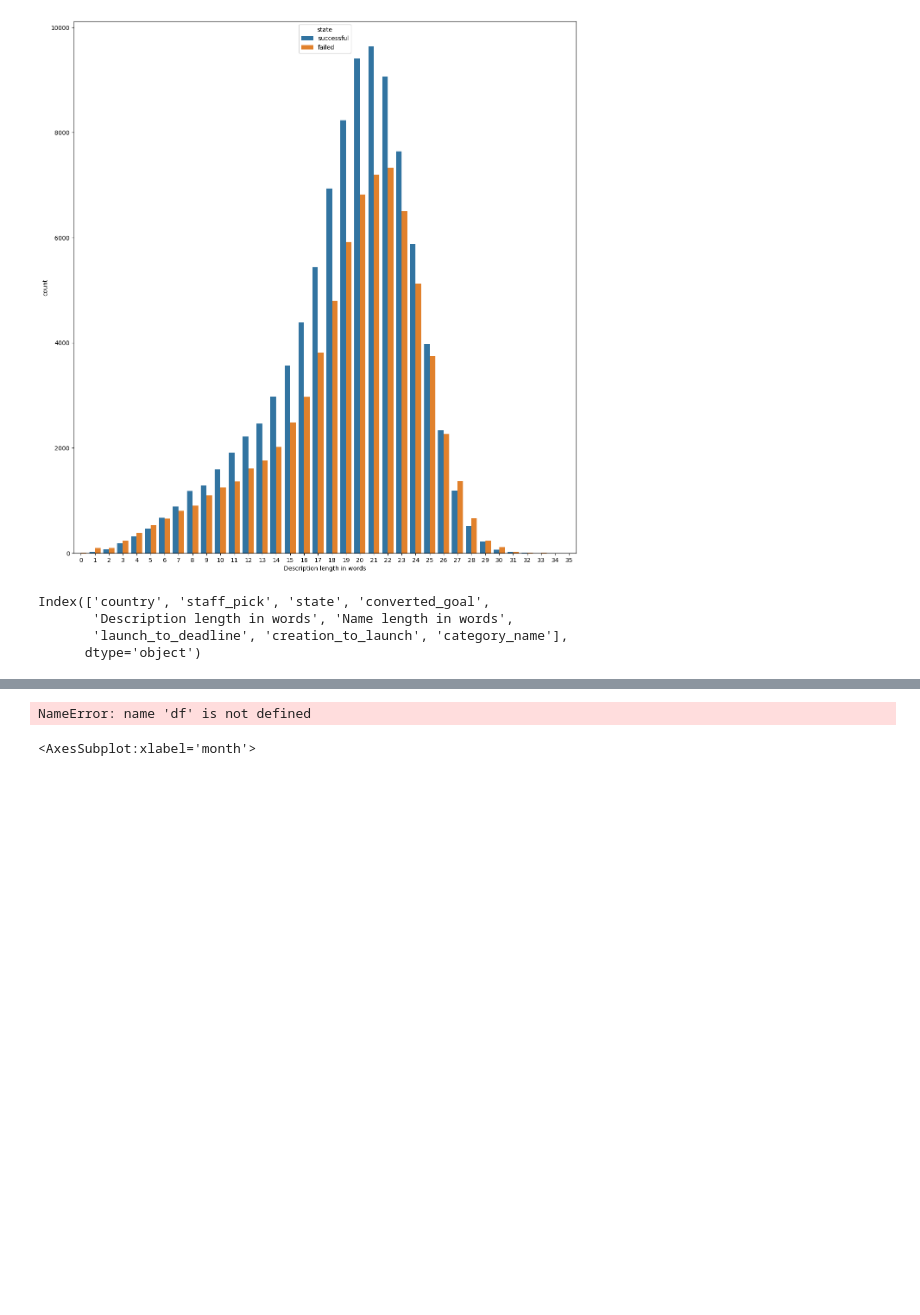
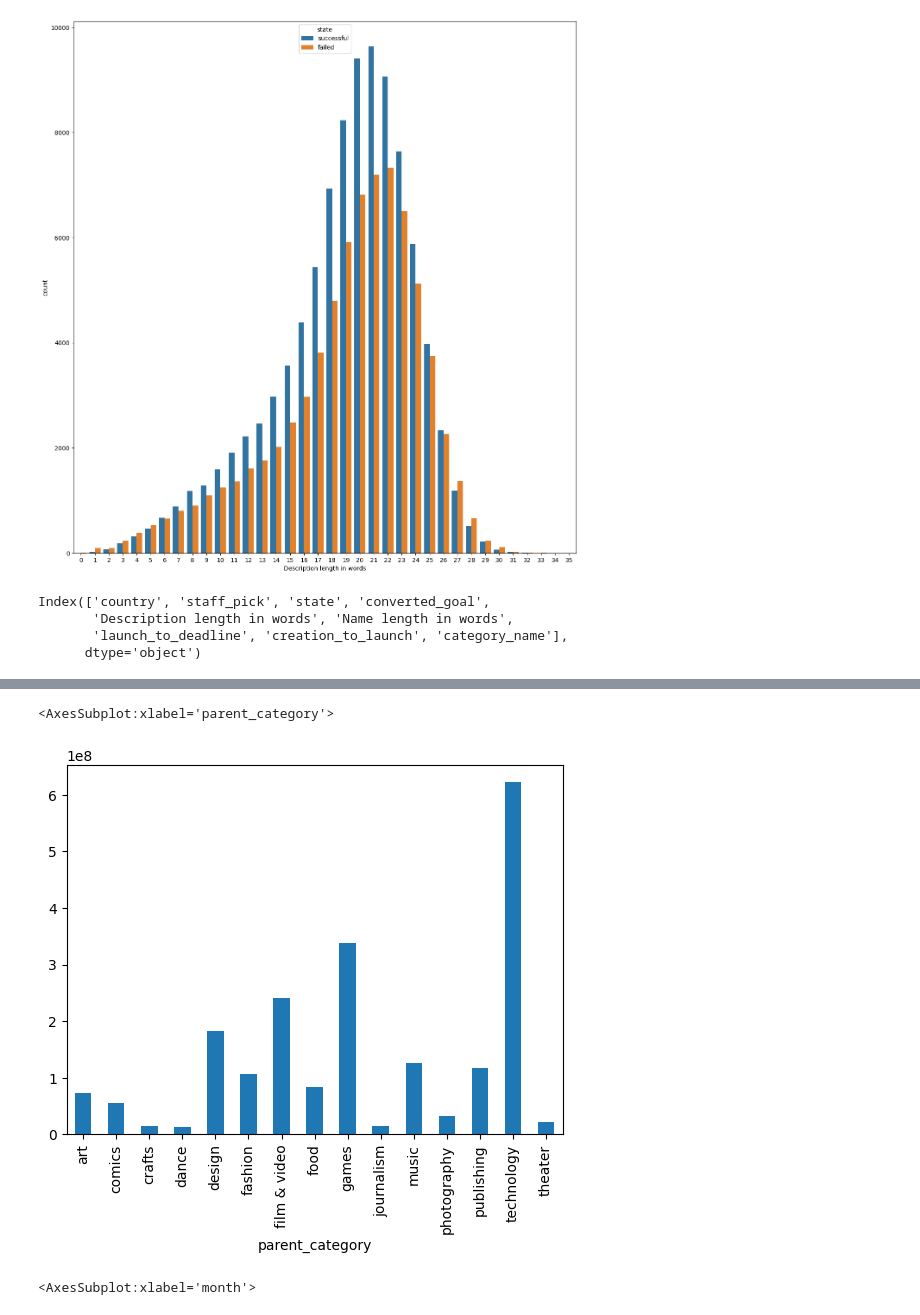
Before and after one commit to joshuadbeil/kickstarter_challenge, a Jupyter notebook: 04-Visualisations.ipynb, the cells around one changed output, grey strips where cells are left out. Cells and saved outputs as stored; diff of their text form; code cells hidden in the pictures; blank space fills up the shorter version.

```diff
--- a/04-Visualisations.ipynb
+++ b/04-Visualisations.ipynb
@@ -142,7 +171,8 @@ df.groupby('country').converted_goal.median().plot(kind='bar')
 # %%
-df.groupby('country').usd_pledged.mean().plot(kind='bar')
+df.groupby('parent_category').usd_pledged.sum().plot(kind='bar')
 # %% [output]
-NameError: name 'df' is not defined
+<AxesSubplot:xlabel='parent_category'>
+[figure, added]
 # %%
 df.groupby('month').usd_pledged.median().plot(kind='bar')
 # %% [output]
```
Also changed, not shown: parts of 20 cells of this notebook, 1 other file.
